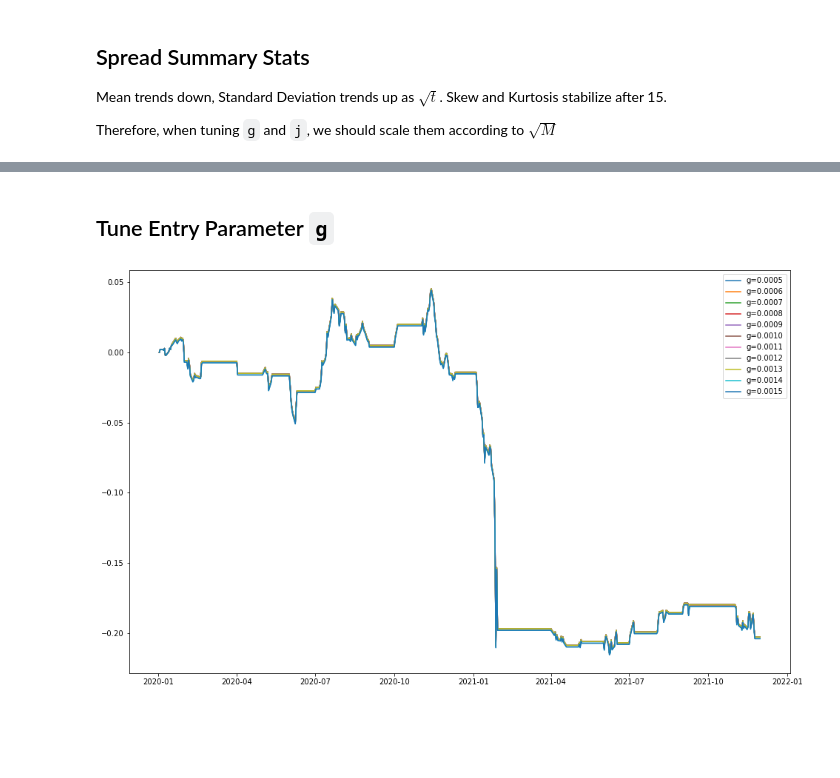
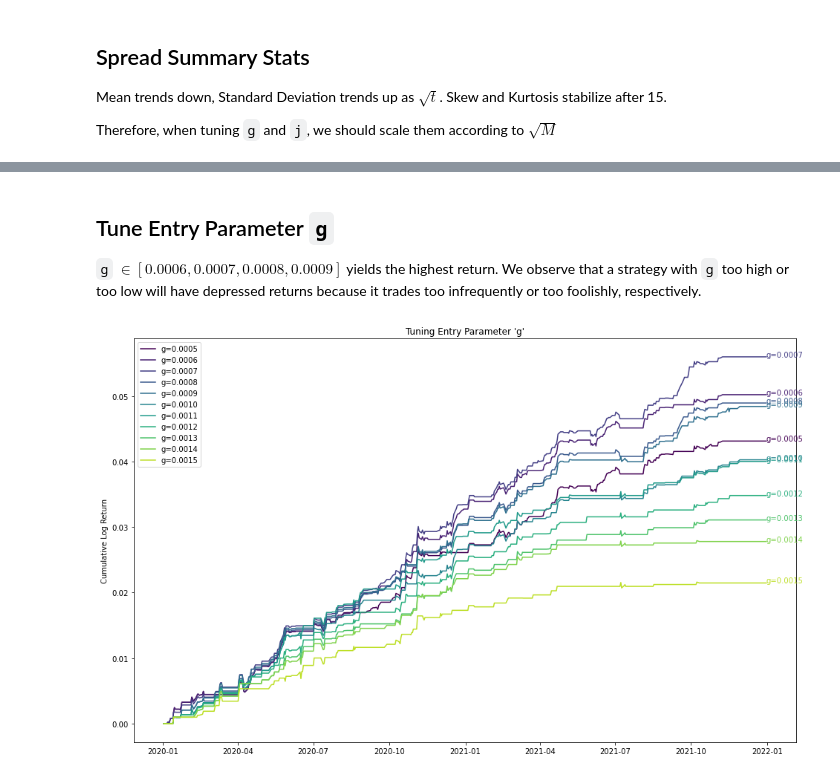
Before and after one commit to philipwlee/regquant, a Jupyter notebook: hw2_spread_sim/hw2_spread_sim_philip_lee_12129240.ipynb, the cells around one changed output, grey strips where cells are left out. Cells and saved outputs as stored; diff of their text form; code cells hidden in the pictures; blank space fills up the shorter version.

```diff
--- a/hw2_spread_sim/hw2_spread_sim_philip_lee_12129240.ipynb
+++ b/hw2_spread_sim/hw2_spread_sim_philip_lee_12129240.ipynb
@@ -70,11 +70,11 @@ q_adj_close = eod_raw[["date", "ticker", "adj_close"]].pivot(
     index="date", columns="ticker", values="adj_close")
 q_log_ret = np.log(q_adj_close / q_adj_close.shift(1))
 
-f_ret = ff_raw[0] / 100
+f_ret = np.log(ff_raw[0] / 100 + 1)
 f_ret.index.name = "date"
 f_level = np.exp(f_ret.cumsum())
 
-levels = q_adj_close.merge(f_level, on="date")
+levels = q_adj_close.merge(f_level, how="left", on="date")
 ret = q_log_ret.merge(f_ret, on="date")
 
 etfs_facts = pd.concat([levels, ret], axis=1, keys=["level", "ret"])
@@ -200,7 +208,7 @@ plt.show()
 
 Decreasing Kurtosis (fatter tails), decreasing Mean. Increasing Standard Deviation.
 # %%
-cols = strat_stats.columns[1:]
+cols = strat_stats.columns[3:]
 fig, axs = plt.subplots(len(cols))
 
 for i, c in enumerate(cols):
@@ -492,0 +478,23 @@ strat[weird][cols].head(50)
+# %%
+g = 0.001   # Entry parameter
+j = 0.00015 # Exit parameter
+s = 0.01    # Stop Loss parameter
+# M = 10      # Accumulation window to determine spread divergence
+
+fig, ax = plt.subplots()
+
+minim = 1
+maxim = 31
+Ms = range(minim,maxim)
+
+for i, M in enumerate(Ms):
+    strat = construct_strategy(etfs_facts, QUANDL_ASSETS, g, j, s, M)
+    plot_ser = strat["2020":]["ret"].cumsum()
+    colo = cm.viridis(255-i*8)
+    ax.plot(plot_ser, c=colo, label=f"M={M}")
+    ax.annotate(f"M={M}", xy=(plot_ser.index[-1], plot_ser.iloc[-1]), c=colo)
+    ax.set_ylabel("Cumulative Log Return")
+
+plt.title("Tuning Accumulation Window 'M'")
+plt.legend()
+plt.show()
@@ -493,21 +503,29 @@ strat[weird][cols].head(50)
 # %% [markdown]
 ## Tune Entry Parameter `g`
+
+`g` $\in [0.0006, 0.0007, 0.0008, 0.0009]$ yields the highest return. We observe that a strategy with `g` too high or too low will have depressed returns because it trades too infrequently or too foolishly, respectively.
 # %%
+# g = 0.001   # Entry parameter
 j = 0.00015 # Exit parameter
-s = 0.01 # Stop Loss parameter
-M = 10 # Accumulation window to determine spread divergence
+s = 0.01    # Stop Loss parameter
+M = 5       # Accumulation window to determine spread divergence
 
 fig, ax = plt.subplots()
 
 minim = 0.0005
 maxim = 0.0015
 gs = np.linspace(minim, maxim, 11)
-step = 0.0001
-for g in gs:
+
+for i, g in enumerate(gs):
     strat = construct_strategy(etfs_facts, QUANDL_ASSETS, g, j, s, M)
-    ax.plot(strat["2020":]["ret"].cumsum(), label=f"g={g:.4f}")
+    plot_ser = strat["2020":]["ret"].cumsum()
+    colo = cm.viridis(i*23)
+    ax.plot(plot_ser, c=colo, label=f"g={g:.4f}")
+    ax.annotate(f"g={g:.4f}", xy=(plot_ser.index[-1], plot_ser.iloc[-1]), c=colo)
+    ax.set_ylabel("Cumulative Log Return")
 
+plt.title("Tuning Entry Parameter 'g'")
 plt.legend()
 plt.show()
 # %% [output]
-[figure, old version]
+[figure, new version]
```
Also changed, not shown: parts of 31 cells of this notebook.
